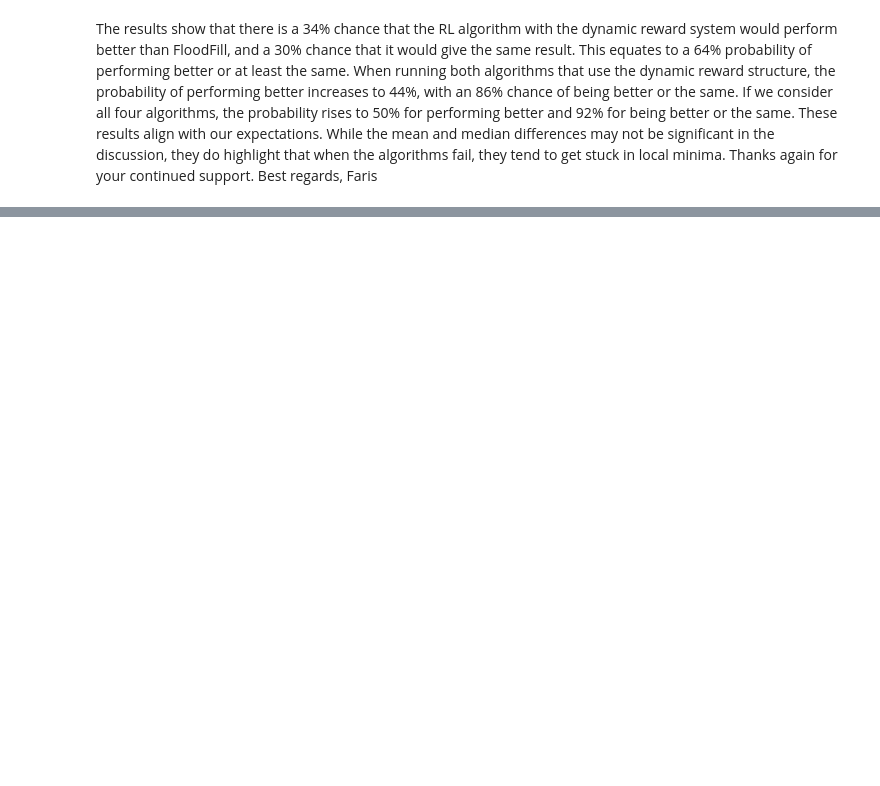
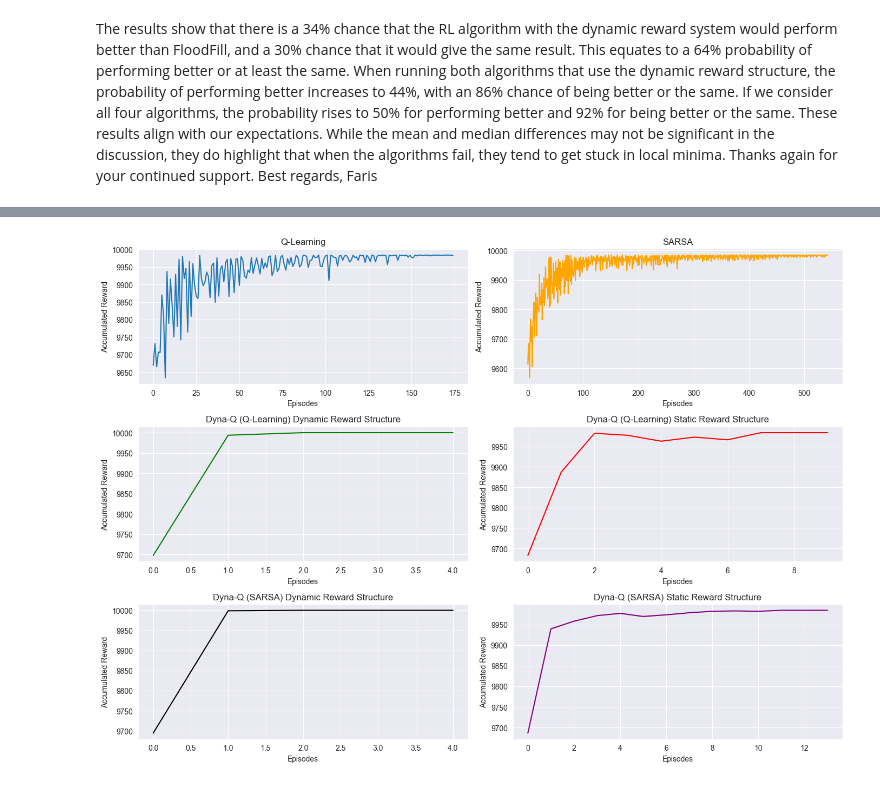
Before and after one commit to FarisAnsara/Optimal-Pathfinding-Micromouse, a Jupyter notebook: Plotting.ipynb, the cells around one changed output, grey strips where cells are left out. Drawn from its saved outputs; the diff is of its cells as text; code cells hidden in the pictures; blank space fills up the shorter version.

```diff
--- a/Plotting.ipynb
+++ b/Plotting.ipynb
@@ -248,3 +284,76 @@ These results align with our expectations. While the mean and median differences
 Thanks again for your continued support.
 Best regards,
 Faris
+# %%
+from algorithms.reinforcement_learning.q_learning.Qlearning import QLearning
+from algorithms.reinforcement_learning.sarsa.Sarsa import Sarsa
+from algorithms.reinforcement_learning.dynaq.DynaQLearning import DynaQLearning
+from algorithms.reinforcement_learning.dynaq.DynaQSarsa import DynaQSarsa
+from algorithms.utilities.Utils import Utils
+
+import matplotlib.pyplot as plt
+import seaborn as sns
+
+# Load the maze
+maze = Utils.load_maze('mazes/competition_json/87us1.json')
+
+# Initialize the algorithms
+qlearning = QLearning(walls=maze)
+sarsa = Sarsa(walls=maze)
+dynaq_qlearning_time = DynaQLearning(walls=maze)
+dynaq_qlearning_arbt = DynaQLearning(walls=maze, arbitrary=True)
+dynaq_sarsa_time = DynaQSarsa(walls=maze)
+dynaq_sarsa_arbt = DynaQSarsa(walls=maze, arbitrary=True)
+
+
+# Run the algorithms to get the learning curves (rewards over episodes)
+qlearning_rewards = qlearning.run_qlearning()
+sarsa_rewards = sarsa.run_sarsa()
+dynaq_qlearning_time_rewards = dynaq_qlearning_time.run_dyna_qlearning()
+dynaq_qlearning_arbt_rewards = dynaq_qlearning_arbt.run_dyna_qlearning()
+dynaq_sarsa_time_rewards = dynaq_sarsa_time.run_dyna_sarsa()
+dynaq_sarsa_arbt_rewards = dynaq_sarsa_arbt.run_dyna_sarsa()
+
+# Set up the subplots
+fig, ax = plt.subplots(nrows=3, ncols=2, figsize=(14, 10))
+
+# Plot the learning curves
+ax[0, 0].plot(qlearning_rewards, label='Q-Learning')
+ax[0, 0].set_title('Q-Learning')
+ax[0, 0].set_xlabel('Episodes')
+ax[0, 0].set_ylabel('Accumulated Reward')
+
+ax[0, 1].plot(sarsa_rewards, label='SARSA', color='orange')
+ax[0, 1].set_title('SARSA')
+ax[0, 1].set_xlabel('Episodes')
+ax[0, 1].set_ylabel('Accumulated Reward')
+
+ax[1, 0].plot(dynaq_qlearning_time_rewards, label='Dyna-Q (Q-Learning) Dynamic Reward', color='green')
+ax[1, 0].set_title('Dyna-Q (Q-Learning) Dynamic Reward Structure')
+ax[1, 0].set_xlabel('Episodes')
+ax[1, 0].set_ylabel('Accumulated Reward')
+
+ax[1, 1].plot(dynaq_qlearning_arbt_rewards, label='Dyna-Q (Q-Learning) Static Reward', color='red')
+ax[1, 1].set_title('Dyna-Q (Q-Learning) Static Reward Structure')
+ax[1, 1].set_xlabel('Episodes')
+ax[1, 1].set_ylabel('Accumulated Reward')
+
+ax[2, 0].plot(dynaq_sarsa_time_rewards, label='Dyna-Q (Hybrid) Dynamic Reward', color='black')
+ax[2, 0].set_title('Dyna-Q (SARSA) Dynamic Reward Structure')
+ax[2, 0].set_xlabel('Episodes')
+ax[2, 0].set_ylabel('Accumulated Reward')
+
+ax[2, 1].plot(dynaq_sarsa_arbt_rewards, label='Dyna-Q (Hybrid) Static Reward', color='purple')
+ax[2, 1].set_title('Dyna-Q (SARSA) Static Reward Structure')
+ax[2, 1].set_xlabel('Episodes')
+ax[2, 1].set_ylabel('Accumulated Reward')
+
+# Adjust the layout for better spacing
+plt.tight_layout()
+
+plt.savefig('results/figures/results-section/RL_learning_curves.pdf', format='pdf')
+
+
+# Show the plot
+plt.show()
+# %% [output]
@@ -250,0 +377 @@ Faris
+[figure, added]
```
Also changed, not shown: parts of 8 cells of this notebook, 7 other files.
